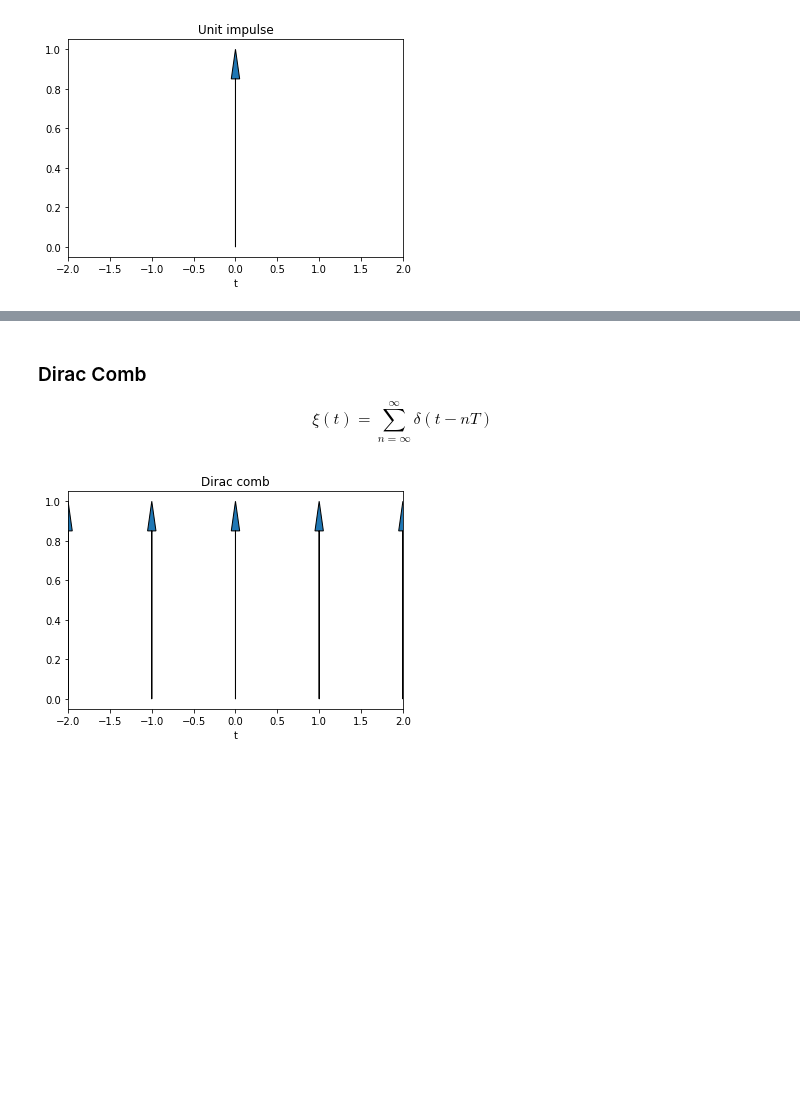
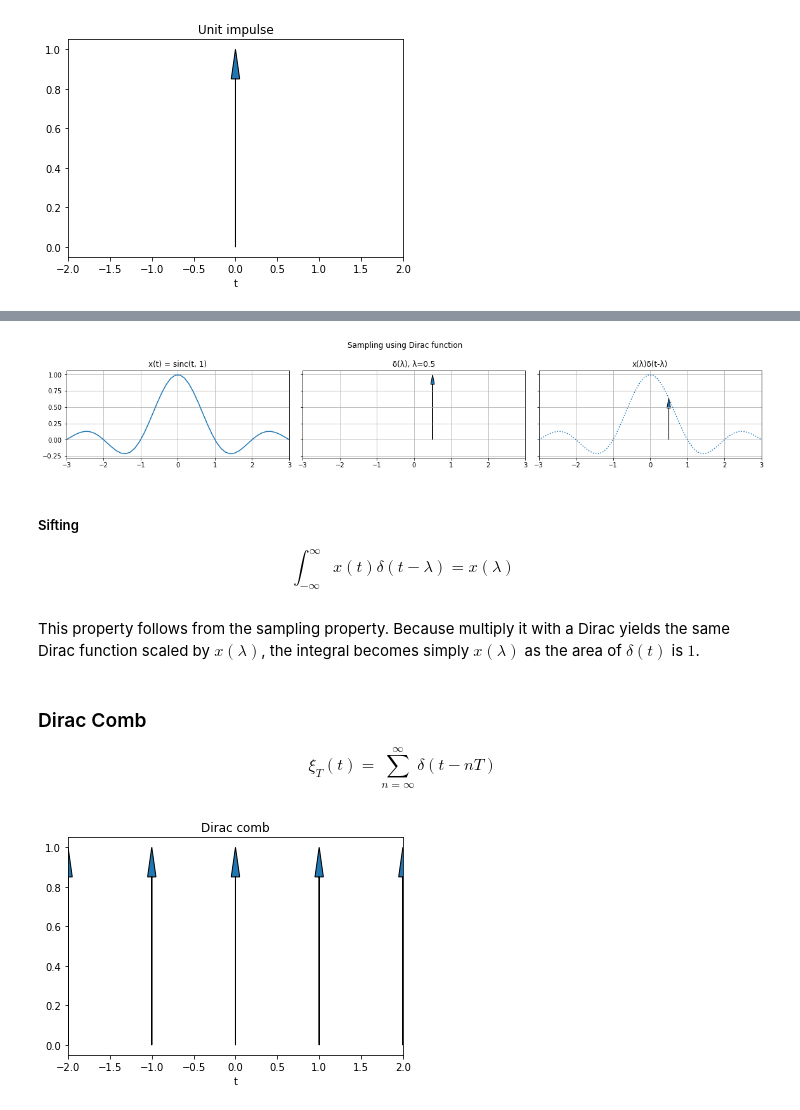
Before and after one commit to 0WN463/wellspring, a Jupyter notebook: signal_processing/introduction.ipynb, the cells around one changed output, grey strips where cells are left out. Saved outputs shown, nothing was run; the diff lists cells and outputs as text; code cells hidden in the pictures; blank space fills up the shorter version.

```diff
--- a/signal_processing/introduction.ipynb
+++ b/signal_processing/introduction.ipynb
@@ -439,7 +488,42 @@ plt.show()
+# %%
+fig, axs = plt.subplots(1, 3, sharex=True, sharey=True, figsize=(16, 3))
+
+t, T = 0.5, 1
+
+ts = np.linspace(-3, 3)
+axs[0].plot(ts, signal.sinc(ts, T))
+axs[0].set_title('x(t) = sinc(t, 1)')
+axs[0].grid()
+
+axs[1].arrow(t, 0, 0, 1, head_width=0.1, length_includes_head=True)
+axs[1].set_title(f'δ(λ), λ={t}')
+axs[1].grid()
+
+
+axs[2].arrow(t, 0, 0, signal.sinc(t, T),
+             head_width=0.1, length_includes_head=True)
+axs[2].plot(ts, signal.sinc(ts, T), ':')
+axs[2].set_title('x(λ)δ(t-λ)')
+axs[2].grid()
+
+plt.xlim(-3, 3)
+fig.suptitle('Sampling using Dirac function')
+plt.tight_layout()
+plt.show()
+# %% [output]
+[figure, added]
+# %% [markdown]
+##### Sifting
+$$
+\int ^\infty _{-\infty} x(t) \delta(t - \lambda) = x(\lambda)
+$$
+# %% [markdown]
+This property follows from the sampling property.
+Because multiply it with a Dirac yields the same Dirac function scaled by $x(\lambda)$, the integral becomes simply $x(\lambda)$ as the area of $\delta(t)$ is $1$.
 # %% [markdown]
 ###  Dirac Comb
 $$
-\xi(t) = \sum ^{\infty} _{n = \infty} \delta(t - nT)
+\xi_T(t) = \sum ^{\infty} _{n = \infty} \delta(t - nT)
 $$
 # %%
 T = 1
```
Also changed, not shown: parts of 10 cells of this notebook, 4 other files.
